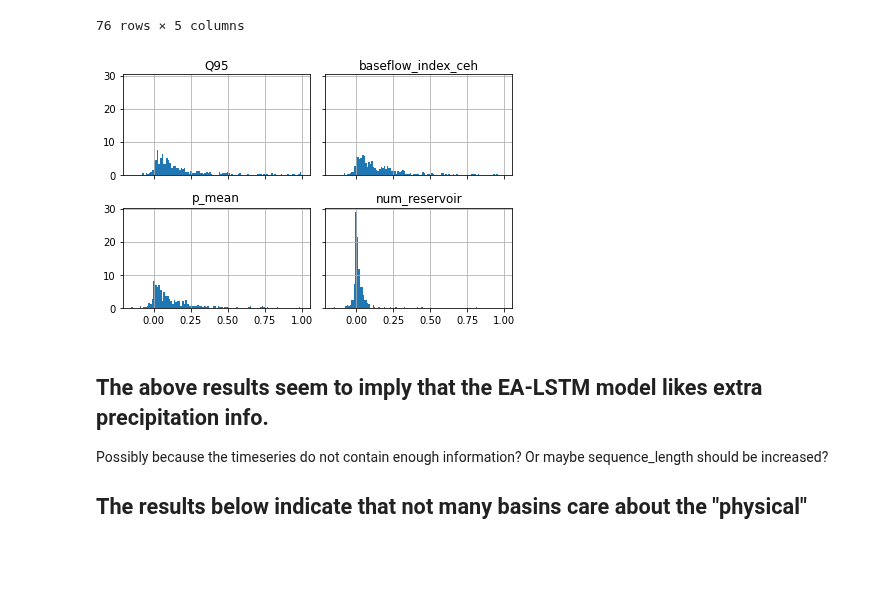
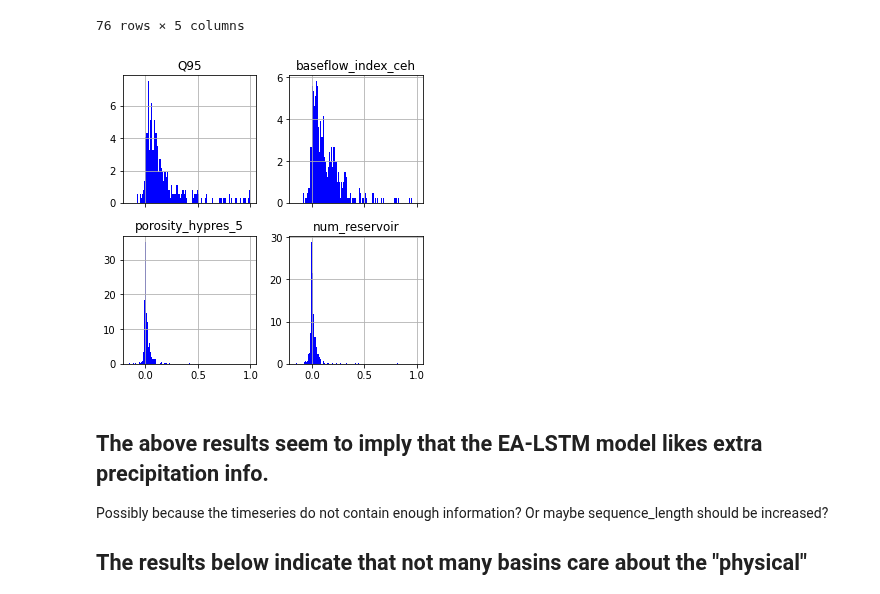
Before and after one commit to bernharl/Master-Thesis, a Jupyter notebook: notebooks/permutation_test.ipynb, the cells around one changed output. Drawn from its saved outputs; the diff is of its cells as text; code cells hidden in the pictures; blank space fills up the shorter version.

```diff
--- a/notebooks/permutation_test.ipynb
+++ b/notebooks/permutation_test.ipynb
@@ -159,23 +160,35 @@ fracs_all_features
 76 rows × 5 columns
 # %%
 def plot_importances(
-    importances: pd.DataFrame, feature: str, ax: Optional[plt.Axes] = None
+    importances: pd.DataFrame,
+    feature: str,
+    ax: Optional[plt.Axes] = None,
+    color: str = "blue",
+    label: Optional[str] = None,
 ):
-    importances[feature][importances[feature] <= 1].hist(bins=100, density=True, ax=ax)
+    x = importances[feature][importances[feature] <= 1]
+    if ax is None:
+        fig, ax = plt.subplots(1, 1)
+    ax.hist(x, facecolor=color, bins=100, density=True, label=label)
 
 
-fig, axes = plt.subplots(2, 2, sharex=True, sharey=True)
+fig, axes = plt.subplots(2, 2, sharex=True, sharey=False, figsize=[4.7747, 4.7747])
 axes = axes.flatten()
 
-features = ["Q95", "baseflow_index_ceh", "p_mean", "num_reservoir"]
+features = ["Q95", "baseflow_index_ceh", "porosity_hypres_5", "num_reservoir"]
+
+save_path = Path("../doc/thesis/figures/permutation/all_features_cv")
+save_path.mkdir(exist_ok=True, parents=True)
 
 for i, feature in enumerate(features):
     plot_importances(importance_all_features, feature, ax=axes[i])
     axes[i].set_title(feature)
+    axes[i].grid()
 fig.tight_layout()
+fig.savefig(save_path / "histogram_all.pdf")
 plt.show()
 # %% [output]
-[figure, old version]
+[figure, new version]
 # %% [markdown]
 ## The above results seem to imply that the EA-LSTM model likes extra precipitation info.
 Possibly because the timeseries do not contain enough information? Or maybe sequence_length should be increased?
```
Also changed, not shown: parts of 7 cells of this notebook, 1 other file.
